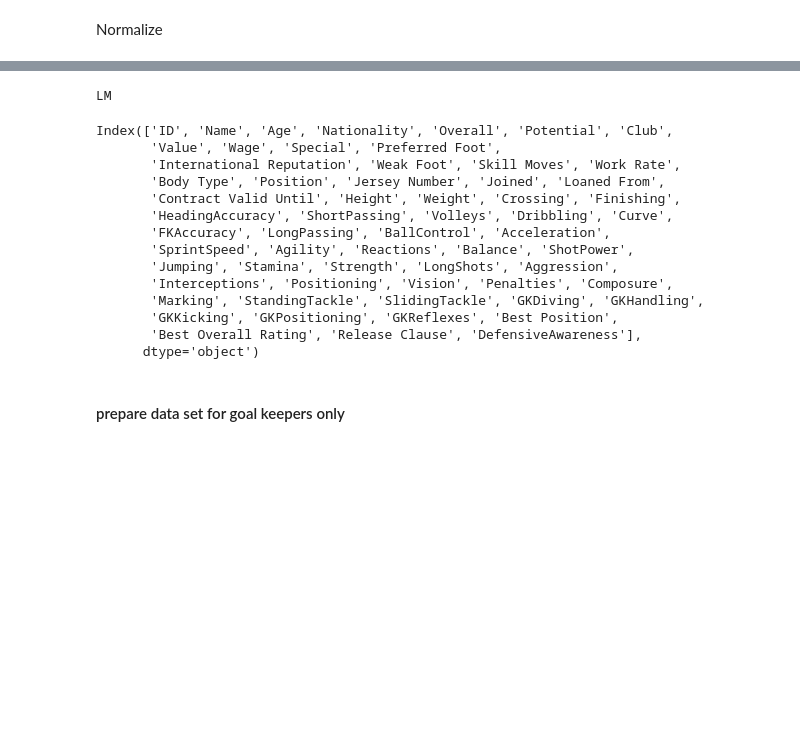
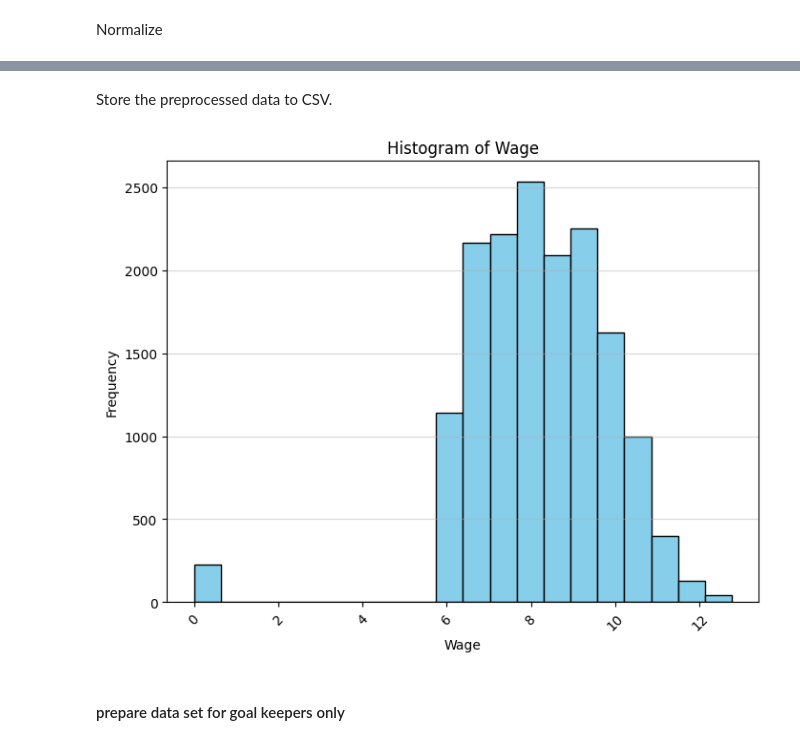
Before and after one commit to allorenz/football-player-similarity, a Jupyter notebook: src/preprocessing.ipynb, the cells around one changed output, grey strips where cells are left out. Drawn from its saved outputs; the diff is of its cells as text; code cells hidden in the pictures; blank space fills up the shorter version.

```diff
--- a/src/preprocessing.ipynb
+++ b/src/preprocessing.ipynb
@@ -66,6 +67,7 @@ df_cleaned = df_cleaned.drop(columns=['Preferred Foot'])
 Clean Work Rate column
 # %%
 # print(df_cleaned['Work Rate'])
+split_values = pd.DataFrame()
 split_values[['Work Rate Offense', 'Work Rate Defense', 'a', 'b']] = df_cleaned['Work Rate'].str.split('/', expand=True)
 mapping = {'Low': 1, 'Medium': 2, 'High' : 3}
 
@@ -158,0 +179,10 @@ df_cleaned.shape
+# %%
+# identifying missing values
+missing_values_per_column = df_cleaned.isna().sum()
+columns_with_missing_values = missing_values_per_column[missing_values_per_column > 0]
+#print(columns_with_missing_values)
+
+# drop all entries with missing values
+df_cleaned = df_cleaned.dropna(axis=0)
+
+df = df_cleaned.copy()
@@ -198,7 +213,12 @@ Normalize
 # %%
 df_normalized = df.copy()
 
-columns_to_normalize = ['Overall', 'Wage', 'Height', 'Weight', 'Crossing', 'Finishing',
+# apply log to wage
+df_normalized['Wage'] = np.log(df_normalized['Wage'].astype(int) + 1)
+
+
+# define columns to normalize
+columns_to_normalize = ['Overall', 'Height', 'Weight', 'Crossing', 'Finishing',
        'HeadingAccuracy', 'ShortPassing', 'Volleys', 'Dribbling', 'Curve',
        'FKAccuracy', 'LongPassing', 'BallControl', 'Acceleration',
        'SprintSpeed', 'Agility', 'Reactions', 'Balance', 'ShotPower',
@@ -207,13 +227,12 @@ columns_to_normalize = ['Overall', 'Wage', 'Height', 'Weight', 'Crossing', 'Fini
        'StandingTackle', 'SlidingTackle', 'GKDiving', 'GKHandling',
        'GKKicking', 'GKPositioning', 'GKReflexes', 'DefensiveAwareness']
 
-# Assuming df contains the vectors in its columns
 
+# Standardize values
+scaler = StandardScaler()
 
-# Normalize the vectors using L2 normalization
-normalizer = Normalizer(norm='l2')
+df_normalized[columns_to_normalize] = scaler.fit_transform(df_cleaned[columns_to_normalize])
 
-df_normalized[columns_to_normalize] = normalizer.fit_transform(df_cleaned[columns_to_normalize])
-
-df_normalized
+df = df_normalized.copy()
+display(df)
 # %% [output]
@@ -222,31 +252,2 @@ Normalizer does not accept missing values encoded as NaN natively. For supervise
-# %%
-import re
-
-html_string = '<span class="pos pos16">LM'
-
-# Define a regular expression pattern to match HTML tags
-html_tags_pattern = re.compile(r'<.*?>')
-
-# Use the sub() function to replace matched HTML tags with an empty string
-text_without_tags = html_tags_pattern.sub('', html_string)
-
-print(text_without_tags)
-# %% [output]
-LM
-# %%
-df.columns
-# %% [output]
-Index(['ID', 'Name', 'Age', 'Nationality', 'Overall', 'Potential', 'Club',
-       'Value', 'Wage', 'Special', 'Preferred Foot',
-       'International Reputation', 'Weak Foot', 'Skill Moves', 'Work Rate',
-       'Body Type', 'Position', 'Jersey Number', 'Joined', 'Loaned From',
-       'Contract Valid Until', 'Height', 'Weight', 'Crossing', 'Finishing',
-       'HeadingAccuracy', 'ShortPassing', 'Volleys', 'Dribbling', 'Curve',
-       'FKAccuracy', 'LongPassing', 'BallControl', 'Acceleration',
-       'SprintSpeed', 'Agility', 'Reactions', 'Balance', 'ShotPower',
-       'Jumping', 'Stamina', 'Strength', 'LongShots', 'Aggression',
-       'Interceptions', 'Positioning', 'Vision', 'Penalties', 'Composure',
-       'Marking', 'StandingTackle', 'SlidingTackle', 'GKDiving', 'GKHandling',
-       'GKKicking', 'GKPositioning', 'GKReflexes', 'Best Position',
-       'Best Overall Rating', 'Release Clause', 'DefensiveAwareness'],
-      dtype='object')
+# %% [markdown]
+Store the preprocessed data to CSV.
@@ -253,3 +256,17 @@ Index(['ID', 'Name', 'Age', 'Nationality', 'Overall', 'Potential', 'Club',
+# %%
+plt.figure(figsize=(8, 6))
+plt.hist(df['Wage'], bins=20, color='skyblue', edgecolor='black')  # Adjust the number of bins as needed
+plt.title('Histogram of Wage')
+plt.xlabel('Wage')
+plt.ylabel('Frequency')
+plt.grid(axis='y', alpha=0.5)
+
+# Rotate x-axis labels
+plt.xticks(rotation=45)  # Adjust the rotation angle as needed
+
+plt.show()
+# %% [output]
+[figure, added]
 # %% [markdown]
 #### prepare data set for goal keepers only
 # %%
```
Also changed, not shown: parts of 8 cells of this notebook, 2 other files.
